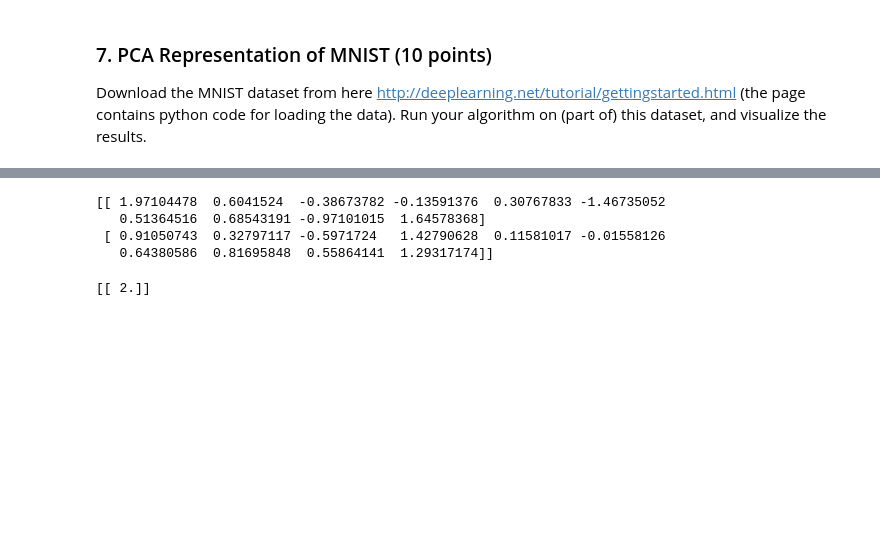
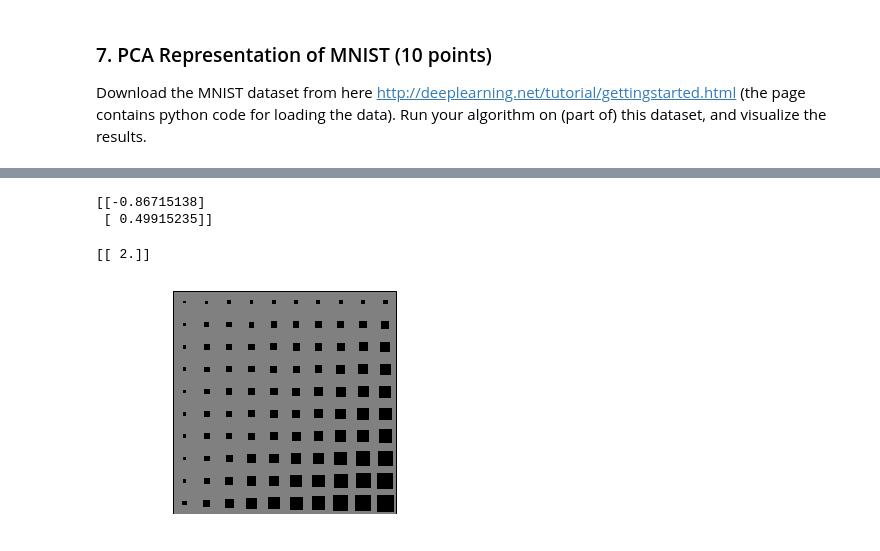
Before and after one commit to stathischaritos/ML-BPCA, a Jupyter notebook: lab 3 - Bayesian PCA.ipynb, the cells around one changed output, grey strips where cells are left out. Cells and saved outputs as stored; diff of their text form; code cells hidden in the pictures; blank space fills up the shorter version.

```diff
--- a/lab 3 - Bayesian PCA.ipynb
+++ b/lab 3 - Bayesian PCA.ipynb
@@ -248,6 +320,8 @@ def N(x,mu,Sigma):
     D = len(x)
     return (1/np.power(2*np.pi, D/2))*np.power( np.linalg.det(Sigma) , 0.5)*np.exp( -0.5 * dot(dot((x-mu).T,Sigma),(x-mu)))
 # %%
-X = np.c_[np.random.randn(10).T , 0.5*np.random.randn(10).T].T
+X = np.c_[np.random.randn(1).T , 5*np.random.randn(1).T].T
 
-print X
+mean = np.zeros(10)
+covariance = np.diag([5,4,3,2,1,1,1,1,1,1])
+X = np.random.multivariate_normal(mean, covariance, 100).T
@@ -268,7 +337,7 @@ Test the algorithm on some test data drawn from a Gaussian with different varian
 
 Download the MNIST dataset from here http://deeplearning.net/tutorial/gettingstarted.html (the page contains python code for loading the data). Run your algorithm on (part of) this dataset, and visualize the results.
 # %%
-test = BayesianPCA(2,10)
-test.fit(X)
+test = BayesianPCA(10,100)
+test.fit(X,1000)
 # %% [output]
 1
@@ -299,10 +400,8 @@ print X
 # %%
-print np.dot(test.means_w,test.means_z) + test.mean_mu + np.sqrt(1/(test.a_tau_tilde/test.b_tau_tilde))
+print np.dot(test.means_w,test.means_z) + test.mean_mu
 # %% [output]
-[[ 1.97104478  0.6041524  -0.38673782 -0.13591376  0.30767833 -1.46735052
-   0.51364516  0.68543191 -0.97101015  1.64578368]
- [ 0.91050743  0.32797117 -0.5971724   1.42790628  0.11581017 -0.01558126
-   0.64380586  0.81695848  0.55864141  1.29317174]]
+[[-0.86715138]
+ [ 0.49915235]]
 # %%
 a = ones((2,1))
 b = ones((2,1))
@@ -310,3 +409,51 @@ b = ones((2,1))
 print dot(a.T,b)
 # %% [output]
 [[ 2.]]
+# %%
+import pylab as pl
+
+def _blob(x,y,area,colour):
+    """
+    Source: http://wiki.scipy.org/Cookbook/Matplotlib/HintonDiagrams
+    Draws a square-shaped blob with the given area (< 1) at
+    the given coordinates.
+    """
+    hs = np.sqrt(area) / 2
+    xcorners = np.array([x - hs, x + hs, x + hs, x - hs])
+    ycorners = np.array([y - hs, y - hs, y + hs, y + hs])
+    pl.fill(xcorners, ycorners, colour, edgecolor=colour)
+
+def hinton(W, maxWeight=None):
+    """
+    Source: http://wiki.scipy.org/Cookbook/Matplotlib/HintonDiagrams
+    Draws a Hinton diagram for visualizing a weight matrix.
+    Temporarily disables matplotlib interactive mode if it is on,
+    otherwise this takes forever.
+    """
+    reenable = False
+    if pl.isinteractive():
+        pl.ioff()
+    pl.clf()
+    height, width = W.shape
+    if not maxWeight:
+        maxWeight = 2**np.ceil(np.log(np.max(np.abs(W)))/np.log(2))
+
+    pl.fill(np.array([0,width,width,0]),np.array([0,0,height,height]),'gray')
+    pl.axis('off')
+    pl.axis('equal')
+    for x in xrange(width):
+        for y in xrange(height):
+            _x = x+1
+            _y = y+1
+            w = W[y,x]
+            if w > 0:
+                _blob(_x - 0.5, height - _y + 0.5, min(1,w/maxWeight),'white')
+            elif w < 0:
+                _blob(_x - 0.5, height - _y + 0.5, min(1,-w/maxWeight),'black')
+    if reenable:
+        pl.ion()
+    pl.show()
+
+hinton(test.means_w)
+# %% [output]
+[figure, added]
```
Also changed, not shown: parts of 6 cells of this notebook.
